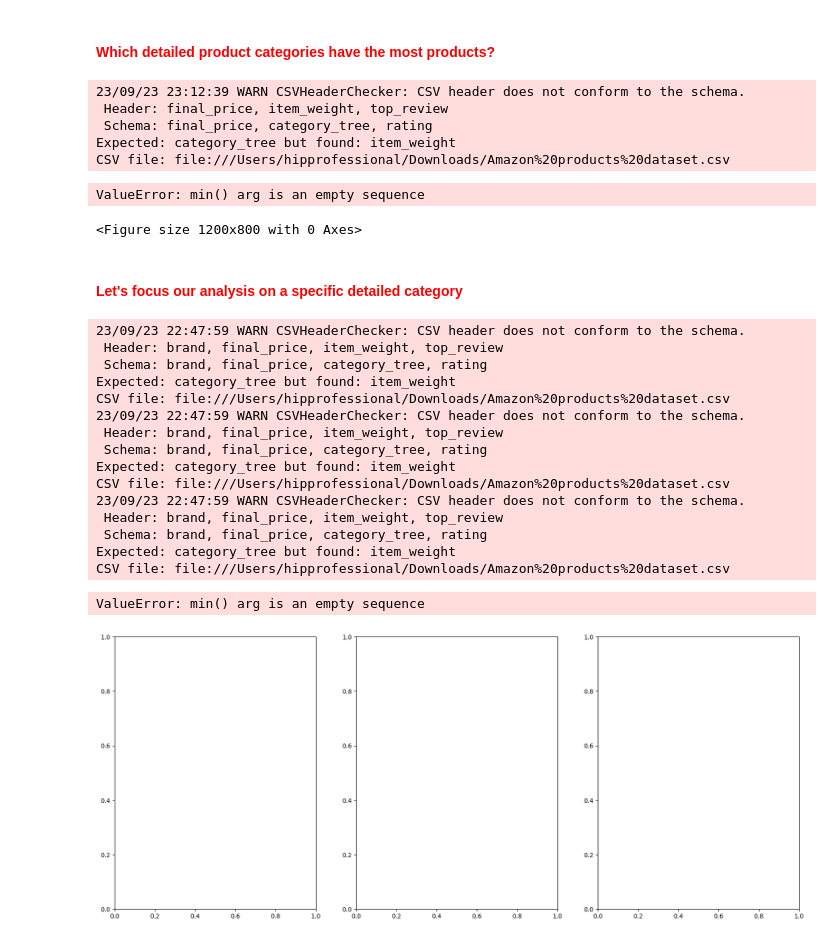
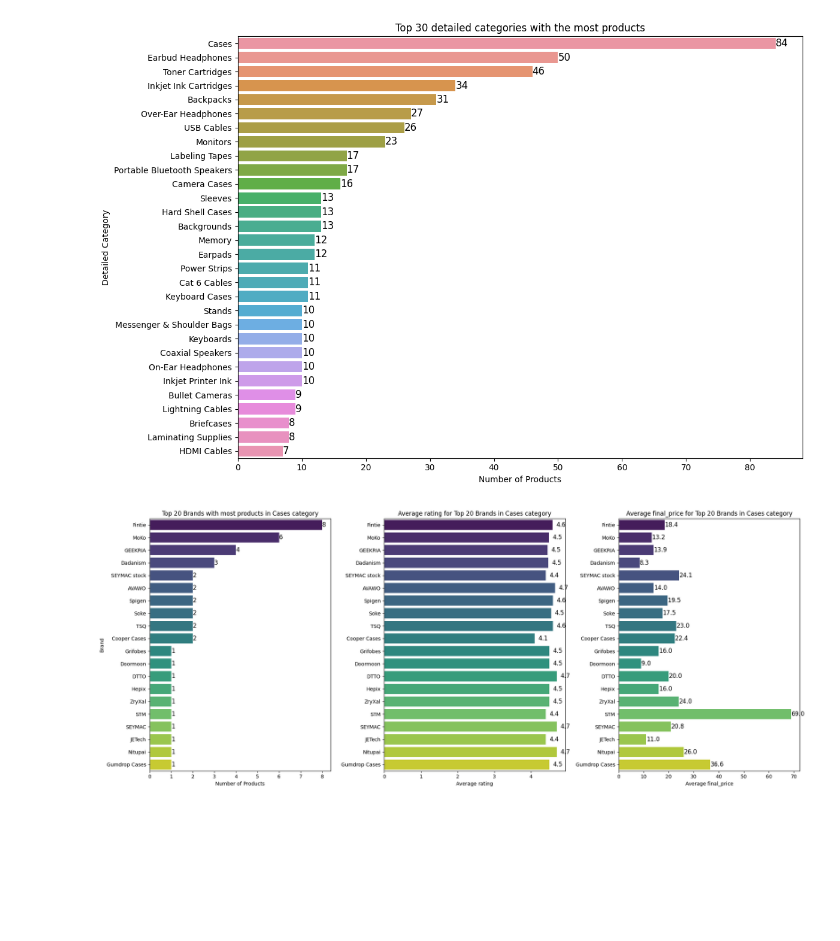
Before and after one commit to karantha-kur/Amazon-Product-Analysis, a Jupyter notebook: Amazon Product Analysis.ipynb, the cells around one changed output. Drawn from its saved outputs; the diff is of its cells as text; code cells hidden in the pictures; blank space fills up the shorter version.

```diff
--- a/Amazon Product Analysis.ipynb
+++ b/Amazon Product Analysis.ipynb
@@ -289,4 +198,4 @@ CSV file: file:///Users/hipprofessional/Downloads/Amazon%20products%20dataset.cs
 # %%
-cols = ['timestamp', 'asin', 'brand', 'final_price', 'reviews_count', 'images_count', 'title', 'url',
-       'video_count', 'rating', 'category_tree']
+# This is to show to columns of interest for further analysis
+cols = ['timestamp', 'asin', 'brand', 'final_price', 'reviews_count', 'images_count', 'title', 'url','video_count', 'rating', 'categories']
 # %%
@@ -417,9 +288,9 @@ CSV file: file:///Users/hipprofessional/Downloads/Amazon%20products%20dataset.cs
 # %%
 # Replace the square brackets and the quotation marks with nothing using regex
-df = df.withColumn("category_tree", regexp_replace(col("category_tree"), r'[\[\]\"]', ''))
+df = df.withColumn("categories", regexp_replace(col("categories"), r'[\[\]\"]', ''))
 # %%
 # Creating category array column so we can extract the last element
-df = df.withColumn('cat_arr', split(df.category_tree, ','))
+df = df.withColumn('cat_arr', split(df.categories, ','))
 # %%
 # Creating the detailed category column
 df = df.withColumn('detailed_category', df.cat_arr[size(df.cat_arr)-1])
@@ -447,24 +322,16 @@ CSV file: file:///Users/hipprofessional/Downloads/Amazon%20products%20dataset.cs
-# %% [markdown]
-#### <font color='red'>Which detailed product categories have the most products?</font>
 # %%
 # Group by 'detailed_category' and count the number of rows for each category
 grouped_df = df.groupBy("detailed_category").agg(count("*").alias("count"))
-
-# Order by the count in descending order and limit to the top 20 categories
 top_30_df = grouped_df.orderBy(col("count").desc()).limit(30)
-
-# Convert the PySpark DataFrame to a Pandas DataFrame for plotting with seaborn
 pandas_df = top_30_df.toPandas()
 
 # print(pandas_df)
-# Create a horizontal bar chart using seaborn
 plt.figure(figsize=(12, 8))
 ax = sns.barplot(x="count", y="detailed_category", data=pandas_df)
 ax.xaxis.set_major_formatter(ticker.FuncFormatter(lambda x, _: '{:,.0f}'.format(x)))
 
 # Format the data labels with a thousands comma separator and add them to the bars
-for index, value in enumerate(pandas_df["count"]):
-    ax.text(value, index, f"{value:,.0f}", ha='left', va='center', color='black', fontsize=12)
+for index, value in enumerate(pandas_df["count"]):ax.text(value, index, f"{value:,.0f}", ha='left', va='center', color='black', fontsize=12)
 
 ax.set_xlabel("Number of Products")
 ax.set_ylabel("Detailed Category")
@@ -473,107 +340,63 @@ ax.set_title("Top 30 detailed categories with the most products")
 plt.tight_layout()
 plt.show()
 # %% [output]
-23/09/23 23:12:39 WARN CSVHeaderChecker: CSV header does not conform to the schema.
- Header: final_price, item_weight, top_review
- Schema: final_price, category_tree, rating
-Expected: category_tree but found: item_weight
-CSV file: file:///Users/hipprofessional/Downloads/Amazon%20products%20dataset.csv
-ValueError: min() arg is an empty sequence
-<Figure size 1200x800 with 0 Axes>
+[figure, added]
-# %% [markdown]
-#### <font color='red'>Let's focus our analysis on a specific detailed category</font>
 # %%
 # Define the variables that we want to specify
-det_cat = 'Camera Cases'
-metric1 = 'rating'
-metric2 = 'final_price'
+det_cat = "Cases"
+metric1 = "rating"
+metric2 = "final_price"
 
-# Filter the DataFrame to keep only rows where 'detailed_category' is 'Cases'
 filtered_df = df.filter(col("detailed_category") == det_cat)
-
-# Group by 'brand' and count the number of rows for each brand
 grouped_df = filtered_df.groupBy("brand").agg(count("*").alias("brand_count"))
-
-# Calculate the average metric (final_price) for each brand
 avg_metric1_df = filtered_df.groupBy("brand").agg(avg(metric1).alias("avg_metric1"))
-
-# Calculate the average rating for each brand
 avg_metric2_df = filtered_df.groupBy("brand").agg(avg(metric2).alias("avg_metric2"))
-
-# Join the grouped_df, avg_metric_df, and avg_rating_df DataFrames on 'brand' to combine the information
 pandas_df = grouped_df.join(avg_metric1_df, on="brand", how="inner").join(avg_metric2_df, on="brand", how="inner").toPandas()
 
 # Sort the DataFrame in descending order based on brand count
 pandas_df = pandas_df.sort_values(by="brand_count", ascending=False)
-
-# Limit the result to the top 20 brands by count
 pandas_df = pandas_df.head(20)
-
-# Create a figure with three subplots
 fig, axes = plt.subplots(1, 3, figsize=(20, 8))
 
 # Plot the first horizontal bar chart for brand count
 sns.barplot(x="brand_count", y="brand", data=pandas_df, palette="viridis", ax=axes[0])
 
 # Format the data labels for brand count
-for index, value in enumerate(pandas_df["brand_count"]):
-    axes[0].text(value, index, f"{value:,.0f}", ha='left', va='center', color='black', fontsize=12)
+for index, value in enumerate(pandas_df["brand_count"]):axes[0].text(value, index, f"{value:,.0f}", ha='left', va='center', color='black', fontsize=12)
 
 # Format the x-axis labels for brand count
 axes[0].xaxis.set_major_formatter(ticker.FuncFormatter(lambda x, _: '{:,.0f}'.format(x)))
 
 # Set labels and title for the first plot
 axes[0].set_xlabel("Number of Products")
 axes[0].set_ylabel("Brand")
 axes[0].set_title("Top 20 Brands with most products in " + det_cat + " category")
 
 # Plot the second horizontal bar chart for average metric (final_price)
 sns.barplot(x="avg_metric1", y="brand", data=pandas_df, palette="viridis", ax=axes[1])
 
 # Set a small offset for the data labels
 label_offset = 0.1
 
 # Format the data labels for average metric (final_price)
-for index, value in enumerate(pandas_df["avg_metric1"]):
-    axes[1].text(value + label_offset, index, f"{value:.1f}", ha='left', va='center', color='black', fontsize=12)
+for index, value in enumerate(pandas_df["avg_metric1"]):axes[1].text(value + label_offset, index, f"{value:.1f}", ha='left', va='center', color='black', fontsize=12)
 
 # Set labels and title for the second plot
 axes[1].set_xlabel("Average " + metric1)
 axes[1].set_ylabel("")  # Hide the ylabel for the second plot
 axes[1].set_title("Average " + metric1 + " for Top 20 Brands in " + det_cat + " category")
 
 # Plot the third horizontal bar chart for average rating
 sns.barplot(x="avg_metric2", y="brand", data=pandas_df, palette="viridis", ax=axes[2])
 
 # Format the data labels for average rating
-for index, value in enumerate(pandas_df["avg_metric2"]):
-    axes[2].text(value + label_offset, index, f"{value:.1f}", ha='left', va='center', color='black', fontsize=12)
+for index, value in enumerate(pandas_df["avg_metric2"]):axes[2].text(value + label_offset, index, f"{value:.1f}", ha='left', va='center', color='black', fontsize=12)
 
 # Set labels and title for the third plot
 axes[2].set_xlabel("Average " + metric2)
-axes[2].set_ylabel("")  # Hide the ylabel for the third plot
+axes[2].set_ylabel("")
 axes[2].set_title("Average " + metric2 + " for Top 20 Brands in " + det_cat + " category")
-
-# Adjust spacing between the subplots
 plt.tight_layout()
-
-# Display the plots
 plt.show()
 # %% [output]
-23/09/23 22:47:59 WARN CSVHeaderChecker: CSV header does not conform to the schema.
- Header: brand, final_price, item_weight, top_review
- Schema: brand, final_price, category_tree, rating
-Expected: category_tree but found: item_weight
-CSV file: file:///Users/hipprofessional/Downloads/Amazon%20products%20dataset.csv
-23/09/23 22:47:59 WARN CSVHeaderChecker: CSV header does not conform to the schema.
- Header: brand, final_price, item_weight, top_review
- Schema: brand, final_price, category_tree, rating
-Expected: category_tree but found: item_weight
-CSV file: file:///Users/hipprofessional/Downloads/Amazon%20products%20dataset.csv
-23/09/23 22:47:59 WARN CSVHeaderChecker: CSV header does not conform to the schema.
- Header: brand, final_price, item_weight, top_review
- Schema: brand, final_price, category_tree, rating
-Expected: category_tree but found: item_weight
-CSV file: file:///Users/hipprofessional/Downloads/Amazon%20products%20dataset.csv
-ValueError: min() arg is an empty sequence
-[figure, old version]
+[figure, new version]
```
Also changed, not shown: parts of 45 cells of this notebook, 1 other file.
